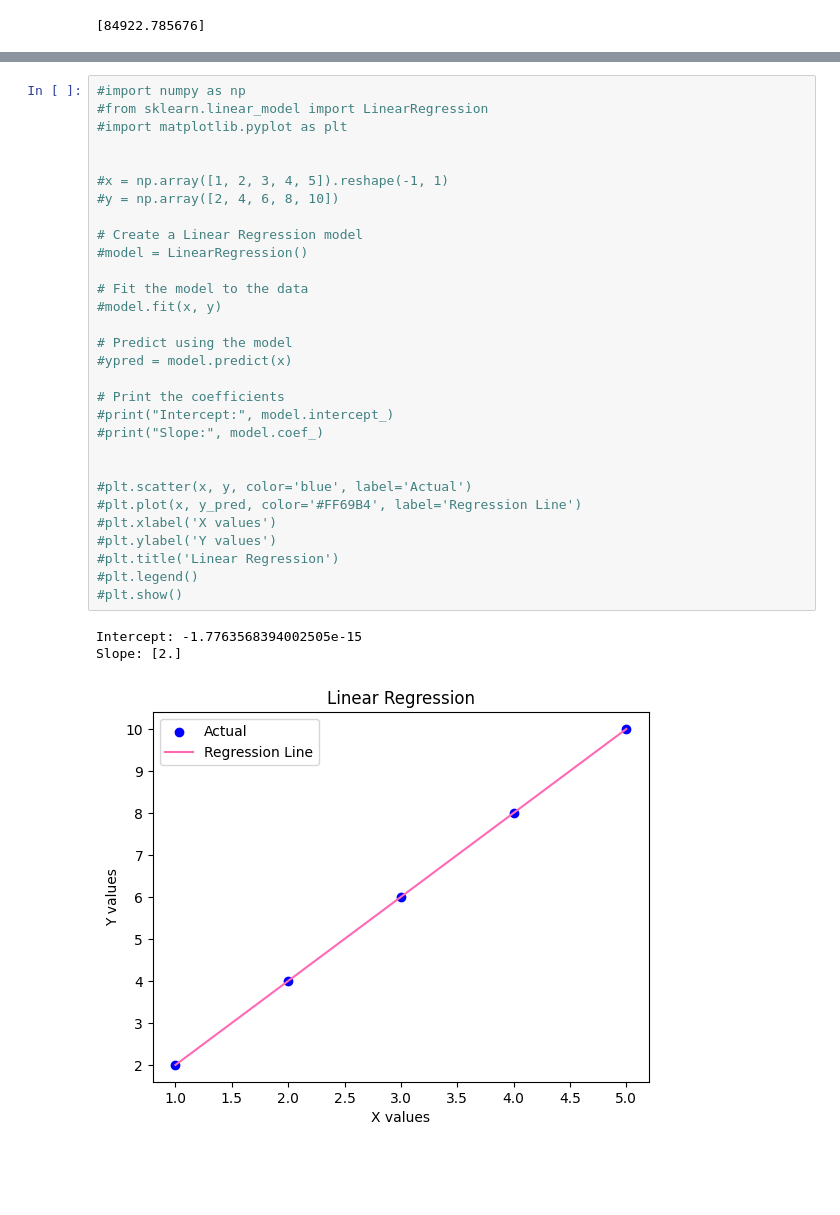
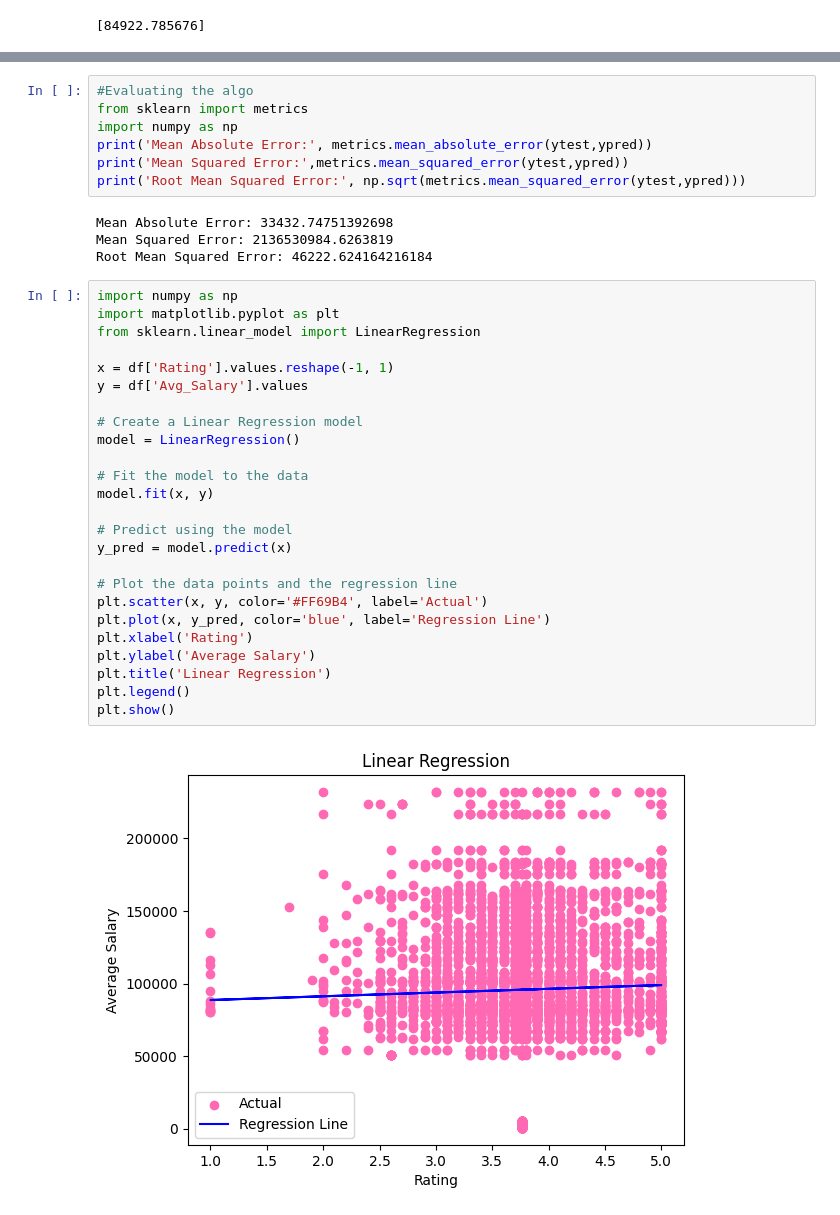
Before and after one commit to tsbarry/The_Job_Market, a Jupyter notebook: linreg.ipynb, the cells around one changed output, grey strips where cells are left out. Drawn from its saved outputs; the diff is of its cells as text; blank space fills up the shorter version.

```diff
--- a/linreg.ipynb
+++ b/linreg.ipynb
@@ -70,34 +115,38 @@ print(regressor.intercept_)
+# %%
+#Evaluating the algo
+from sklearn import metrics
+import numpy as np
+print('Mean Absolute Error:', metrics.mean_absolute_error(ytest,ypred))
+print('Mean Squared Error:',metrics.mean_squared_error(ytest,ypred))
+print('Root Mean Squared Error:', np.sqrt(metrics.mean_squared_error(ytest,ypred)))
+# %% [output]
+Mean Absolute Error: 33432.74751392698
+Mean Squared Error: 2136530984.6263819
+Root Mean Squared Error: 46222.624164216184
 # %%
-#import numpy as np
-#from sklearn.linear_model import LinearRegression
-#import matplotlib.pyplot as plt
+import numpy as np
+import matplotlib.pyplot as plt
+from sklearn.linear_model import LinearRegression
 
-
-#x = np.array([1, 2, 3, 4, 5]).reshape(-1, 1)
-#y = np.array([2, 4, 6, 8, 10])
+x = df['Rating'].values.reshape(-1, 1)
+y = df['Avg_Salary'].values
 
 # Create a Linear Regression model
-#model = LinearRegression()
+model = LinearRegression()
 
 # Fit the model to the data
-#model.fit(x, y)
+model.fit(x, y)
 
 # Predict using the model
-#ypred = model.predict(x)
+y_pred = model.predict(x)
 
-# Print the coefficients
-#print("Intercept:", model.intercept_)
-#print("Slope:", model.coef_)
-
-
-#plt.scatter(x, y, color='blue', label='Actual')
-#plt.plot(x, y_pred, color='#FF69B4', label='Regression Line')
-#plt.xlabel('X values')
-#plt.ylabel('Y values')
-#plt.title('Linear Regression')
-#plt.legend()
-#plt.show()
+# Plot the data points and the regression line
+plt.scatter(x, y, color='#FF69B4', label='Actual')
+plt.plot(x, y_pred, color='blue', label='Regression Line')
+plt.xlabel('Rating')
+plt.ylabel('Average Salary')
+plt.title('Linear Regression')
+plt.legend()
+plt.show()
 # %% [output]
-Intercept: -1.7763568394002505e-15
-Slope: [2.]
-[figure, old version]
+[figure, new version]
```
Also changed, not shown: parts of 3 cells of this notebook, 2 other files.
